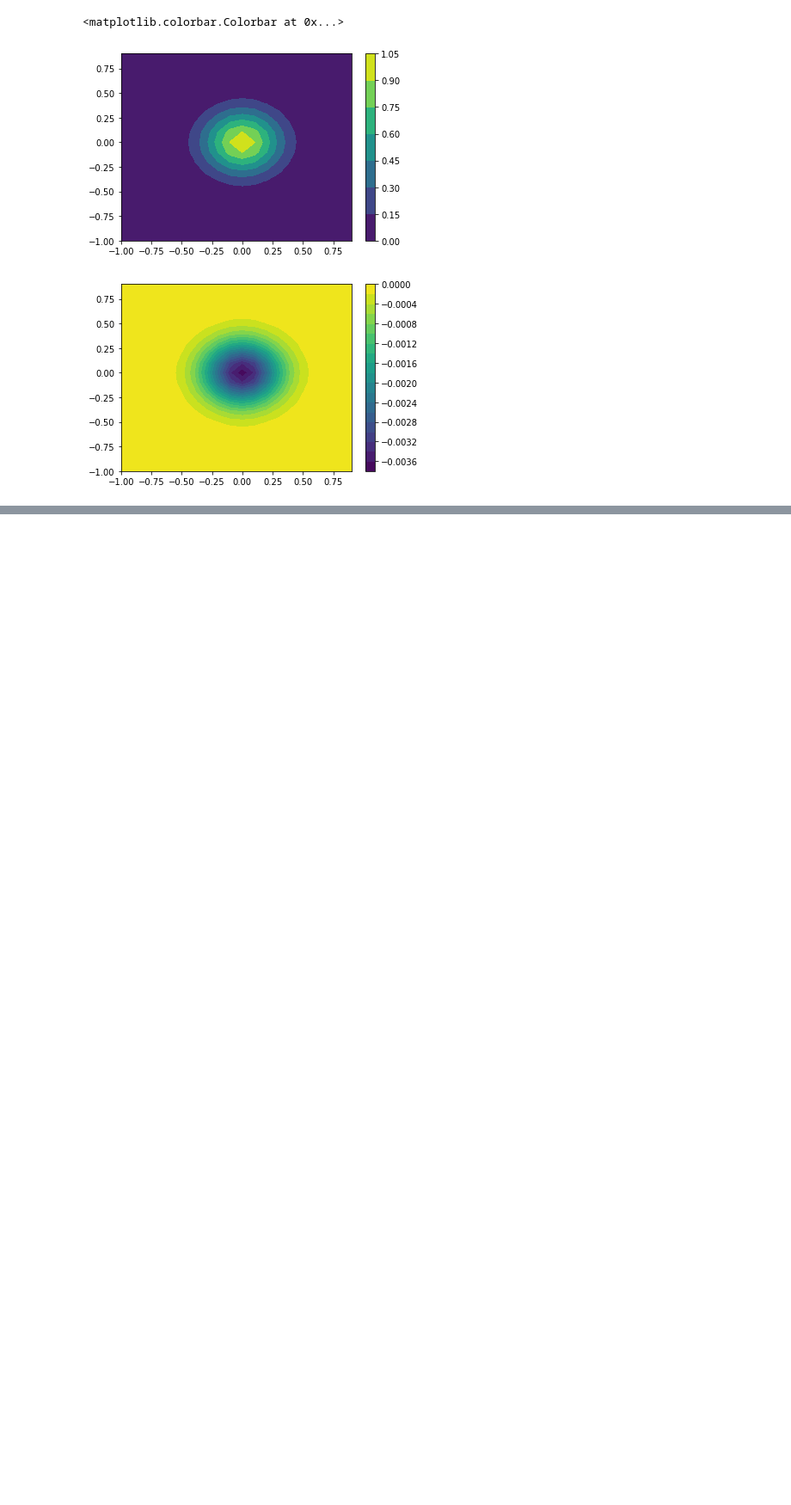
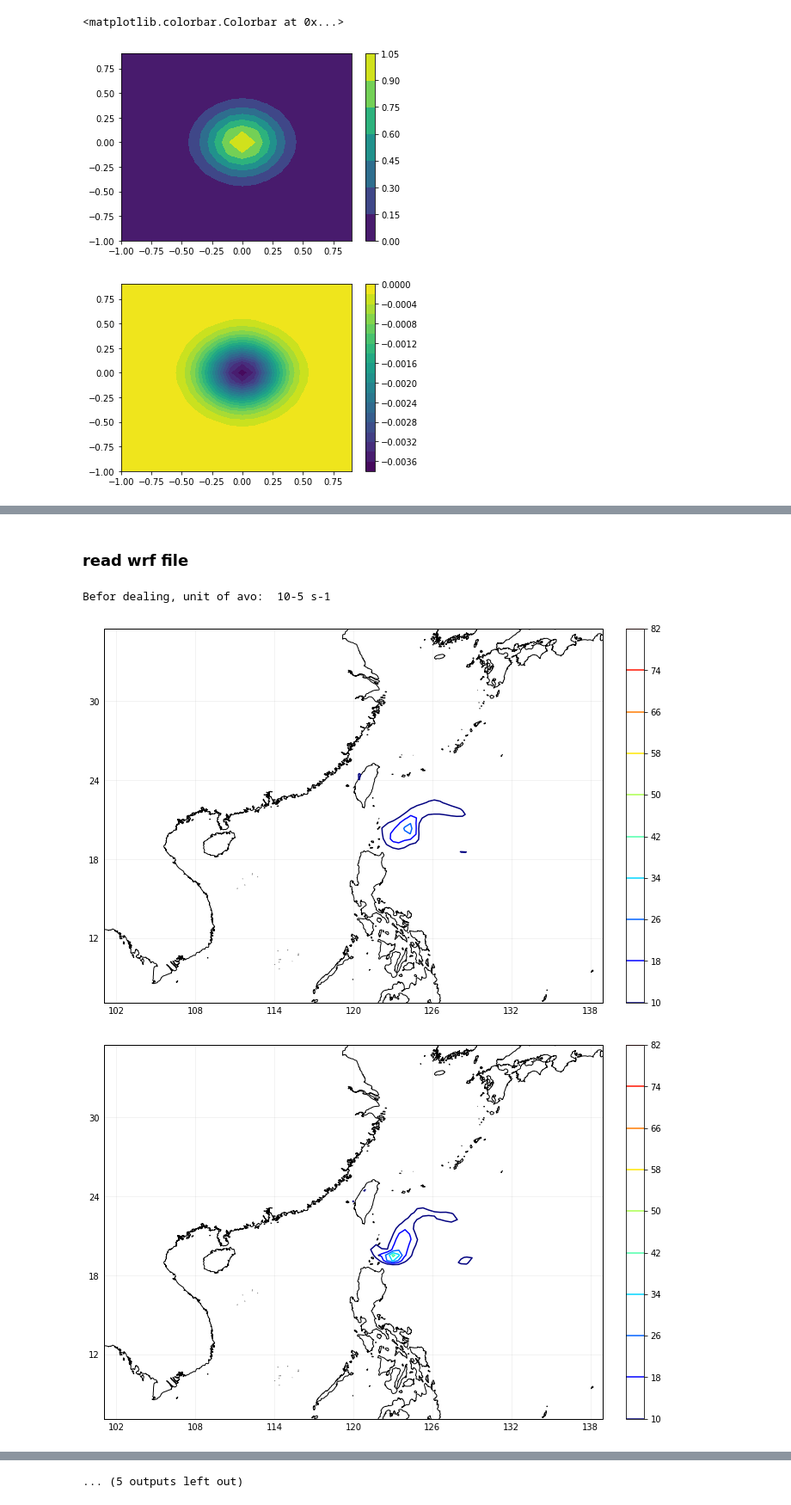
Before and after one commit to CYehLu/test, a Jupyter notebook: 2Dbaratropic_model.ipynb, the cells around one changed output, grey strips where cells are left out. Shown at 86% size. Saved outputs shown, nothing was run; the diff lists cells and outputs as text; code cells hidden in the pictures; blank space fills up the shorter version.

```diff
--- a/2Dbaratropic_model.ipynb
+++ b/2Dbaratropic_model.ipynb
@@ -163,0 +81,37 @@ Iteration finished
+# %% [markdown]
+### read wrf file
+# %%
+# read variables
+ncfile = netcdf.netcdf_file('../MY_WRF_test/wrfout_d01_2017-08-21_00_00_00')
+lat = ncfile.variables['XLAT'].data    # shape = (time, y, x) = (17, 66, 81)
+lon = ncfile.variables['XLONG'].data
+p = ncfile.variables['P'].data + ncfile.variables['PB'].data
+p *= 0.01   # Pa to hPa
+
+# get vorticity data
+f = ncfile.variables['F'][:]   # shape = (time, y, x) = (17, 66, 81)
+avo = wrf.getvar(ncfile, 'avo', wrf.ALL_TIMES)  # shape = (time, z, y, x) = (17, 29, 66, 81)
+print('Befor dealing, unit of avo: ', avo.units)
+avo = avo.values
+avo *= 10**-5
+vorticity = avo - f[:,np.newaxis,:,:]   # shape = (time, z, y, x) = (17, 29, 66, 81)
+
+# interp vorticity into 850 hPa
+vort850 = wrf.interpz3d(vorticity, p, np.array([850]), missing=np.nan)  # shape = (time, z, y, x) = (17, 1, 66, 81)
+# %% [output]
+Befor dealing, unit of avo:  10-5 s-1
+# %%
+for itime in range(17):
+    fig, ax = plt.subplots(figsize=(12, 8), subplot_kw={'projection': ccrs.PlateCarree()})
+    ax.set_extent([lon.min(), lon.max(), lat.min(), lat.max()])
+    ax.coastlines(resolution='10m')
+    gl = ax.gridlines(crs=ccrs.PlateCarree(), draw_labels=True, alpha=0.2)
+    gl.xlabels_top = False
+    gl.ylabels_right = False
+
+    #itime = 0
+    cn = ax.contour(lon[0], lat[0], 10**5 * vort850[itime,0,:,:], cmap='jet', levels=np.arange(10, 90, 8))
+    plt.colorbar(cn, fraction=0.046, pad=0.04)
+# %% [output]
+[figure, added]
+[figure, added]
@@ -163,0 +128 @@ Iteration finished
+... (5 outputs left out)
```
Also changed, not shown: parts of 8 cells of this notebook.
